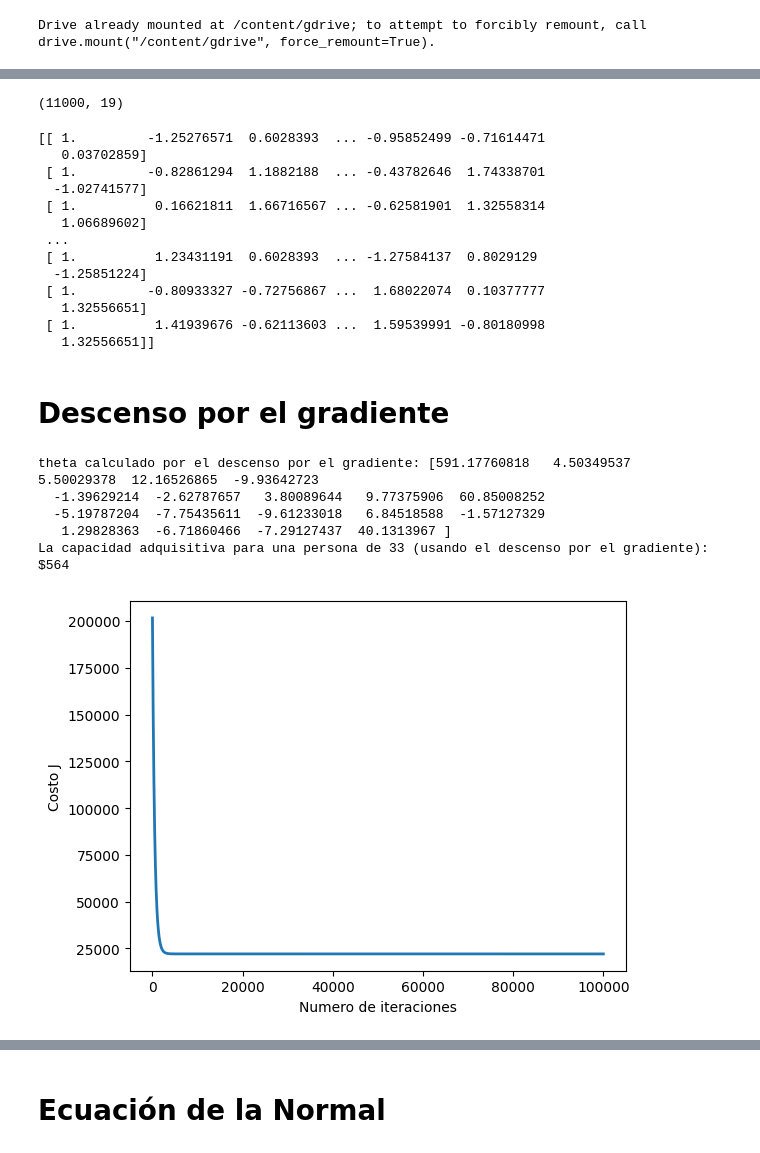
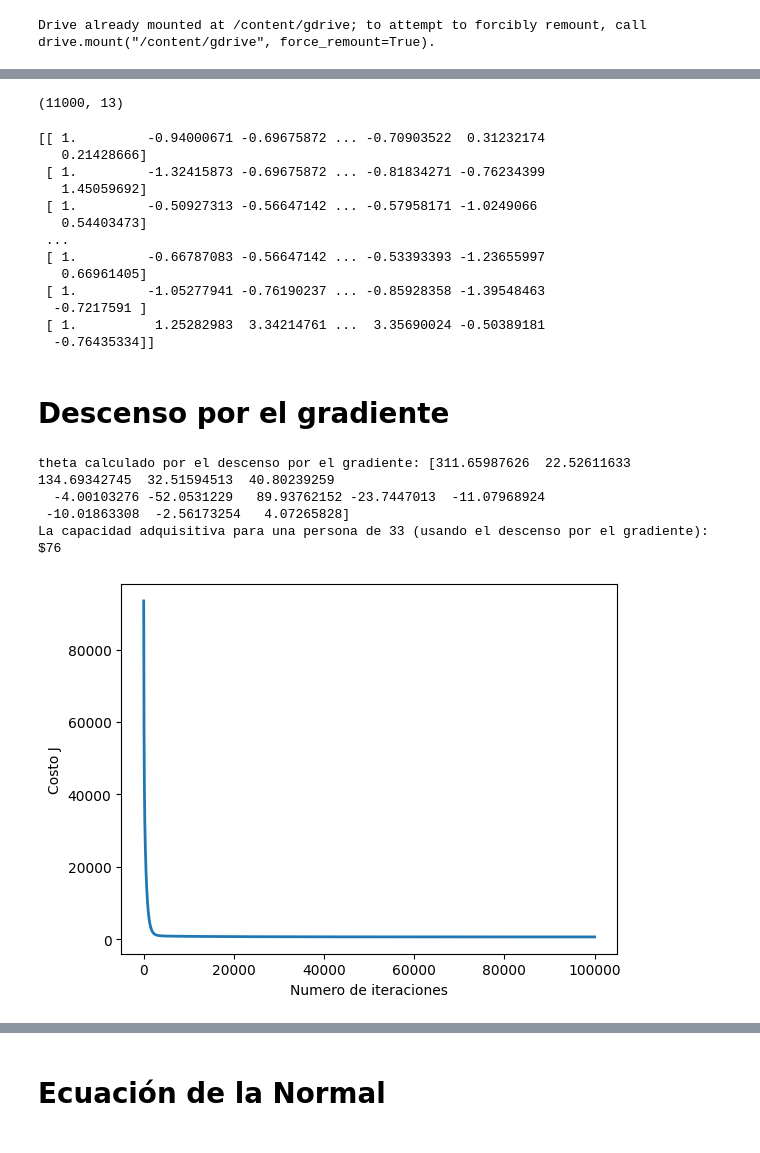
Before and after one commit to ManuelRuaEchalar/SIS420-Inteligencia-Artificial, a Jupyter notebook: Laboratorios/Laboratorio 1/Laboratorio_1_SIS420.ipynb, the cells around one changed output, grey strips where cells are left out. Saved outputs shown, nothing was run; the diff lists cells and outputs as text; code cells hidden in the pictures.

```diff
--- a/Laboratorios/Laboratorio 1/Laboratorio_1_SIS420.ipynb
+++ b/Laboratorios/Laboratorio 1/Laboratorio_1_SIS420.ipynb
@@ -23,9 +23,9 @@ Mounted at /content/gdrive
 # %%
 # Cargar datos
 # data = np.loadtxt(os.path.join('Datasets', 'ex1data2.txt'), delimiter=',')
-data = np.loadtxt('/content/gdrive/MyDrive/IA/SIS420/datasets/honey_price.csv', delimiter=',')
-X = data[:, :9]
-y = data[:, 9]
+data = np.loadtxt('/content/gdrive/MyDrive/IA/SIS420/SmartphonePrice.csv', delimiter=',')
+X = data[:, :6]
+y = data[:, 6]
 m = y.size
 print(m)
 # imprimir algunos puntos de datos
@@ -140,7 +140,7 @@ alpha = 0.001 # alpha = 0.003
 num_iters = 10000
 
 # inicializa theta y ejecuta el descenso por el gradiente
-theta = np.zeros(10)
+theta = np.zeros(7)
 theta, J_history = gradientDescentMulti(X, y, theta, alpha, num_iters)
 
 # Grafica la convergencia del costo
@@ -152,9 +152,9 @@ pyplot.ylabel('Costo J')
 print('theta calculado por el descenso por el gradiente: {:s}'.format(str(theta)))
 
 # Estimar el precio para una casa de 1650 sq-ft, con 3 dormitorios
-X_array = [1,8.88,1.36,23.26,4.37,0.75,41.65,30.1,9901.18,1.0]
-X_array[1:10] = (X_array[1:10] - mu) / sigma
+X_array = [1,85.54193161164888,512,60.92946196123948,4377.12096795211,147.19265413197596,0.38532477228989337]
+X_array[1:7] = (X_array[1:7] - mu) / sigma
 price = np.dot(X_array, theta)   # Se debe cambiar esto
 
-print('El precio predecido para la miel (usando el descenso por el gradiente) es: ${:.0f}'.format(price))
+print('El precio predecido para el (usando el descenso por el gradiente) es: ${:.0f}'.format(price))
 # %% [output]
@@ -191,9 +247,9 @@ X_array[1:10]
 # **Ecuación de la Normal**
 # %%
 # Cargar datos
-data = np.loadtxt('/content/gdrive/MyDrive/IA/SIS420/datasets/honey_price.csv', delimiter=',')
-X = data[:, :9]
-y = data[:, 9]
+data = np.loadtxt('/content/gdrive/MyDrive/IA/SIS420/SmartphonePrice.csv', delimiter=',')
+X = data[:, :6]
+y = data[:, 6]
 m = y.size
 X = np.concatenate([np.ones((m, 1)), X], axis=1)
 # %%
@@ -247,10 +366,10 @@ from mpl_toolkits.mplot3d import Axes3D  # Necesario para graficar superficies 3
 #data = np.loadtxt(os.path.join('Datasets', 'capacidad_adquisitiva.csv'), delimiter=';')
 #from numpy import genfromtxt
 #data = genfromtxt(os.path.join('Datasets', 'capacidad_adquisitiva.csv'), delimiter=';')
-data = np.loadtxt('/content/gdrive/MyDrive/IA/SIS420/datasets/honey_price.csv', delimiter=",",skiprows=1)
+data = np.loadtxt('/content/gdrive/MyDrive/IA/SIS420/SmartphonePrice.csv', delimiter=",",skiprows=1)
 #print(data)
-X = data[:, :9]
-y = data[:, 9]
+X = data[:, :6]
+y = data[:, 6]
 m = y.size
 #print(X)
 #print(y)
@@ -354,23 +473,23 @@ X = np.concatenate([np.ones((m, 1)), X_norm], axis=1)
 # %%
 print(X.shape)
 # %% [output]
-(11000, 19)
+(11000, 13)
 # %%
 print(X)
 # %% [output]
-[[ 1.         -1.25276571  0.6028393  ... -0.95852499 -0.71614471
-   0.03702859]
- [ 1.         -0.82861294  1.1882188  ... -0.43782646  1.74338701
-  -1.02741577]
- [ 1.          0.16621811  1.66716567 ... -0.62581901  1.32558314
-   1.06689602]
+[[ 1.         -0.94000671 -0.69675872 ... -0.70903522  0.31232174
+   0.21428666]
+ [ 1.         -1.32415873 -0.69675872 ... -0.81834271 -0.76234399
+   1.45059692]
+ [ 1.         -0.50927313 -0.56647142 ... -0.57958171 -1.0249066
+   0.54403473]
  ...
- [ 1.          1.23431191  0.6028393  ... -1.27584137  0.8029129
-  -1.25851224]
- [ 1.         -0.80933327 -0.72756867 ...  1.68022074  0.10377777
-   1.32556651]
- [ 1.          1.41939676 -0.62113603 ...  1.59539991 -0.80180998
-   1.32556651]]
+ [ 1.         -0.66787083 -0.56647142 ... -0.53393393 -1.23655997
+   0.66961405]
+ [ 1.         -1.05277941 -0.76190237 ... -0.85928358 -1.39548463
+  -0.7217591 ]
+ [ 1.          1.25282983  3.34214761 ...  3.35690024 -0.50389181
+  -0.76435334]]
 # %% [markdown]
 # Descenso por el gradiente
 # %%
@@ -409,34 +528,33 @@ def exercise(x_array):
 # %%
 # Elegir algun valor para alpha (probar varias alternativas)
 alpha = 0.001
 num_iters = 100000
 
 # inicializa theta y ejecuta el descenso por el gradiente
 theta = np.zeros(X.shape[1])
 theta, J_history = gradientDescentMulti(X, y, theta, alpha, num_iters)
 
 # Grafica la convergencia del costo
 pyplot.plot(np.arange(len(J_history)), J_history, lw=2)
 pyplot.xlabel('Numero de iteraciones')
 pyplot.ylabel('Costo J')
 
 # Muestra los resultados del descenso por el gradiente
 print('theta calculado por el descenso por el gradiente: {:s}'.format(str(theta)))
 
 # La capacidad adquisitiva de una persona de 33 años
-X_array = [4.72,1.54,13.96,3.26,0.87,27.34,43.36,3958.71,0.8]
+X_array = [28.98882152511959, 32, 13.495837187220594, 1707.8448735900438, 207.34325409813076, 4.112585964576202]
 X_array=exercise(X_array)
 X_array[1:X_array.shape[0]] = (X_array[1:X_array.shape[0]] - mu) / sigma
 price = np.dot(X_array, theta)   # Se debe cambiar esto
 
-print('La capacidad adquisitiva para una persona de 33 (usando el descenso por el gradiente): ${:.0f}'.format(price))
+print('el precio del celular (usando el descenso por el gradiente): ${:.0f}'.format(price))
 # %% [output]
-theta calculado por el descenso por el gradiente: [591.17760818   4.50349537   5.50029378  12.16526865  -9.93642723
-  -1.39629214  -2.62787657   3.80089644   9.77375906  60.85008252
-  -5.19787204  -7.75435611  -9.61233018   6.84518588  -1.57127329
-   1.29828363  -6.71860466  -7.29127437  40.1313967 ]
-La capacidad adquisitiva para una persona de 33 (usando el descenso por el gradiente): $564
+theta calculado por el descenso por el gradiente: [311.65987626  22.52611633 134.69342745  32.51594513  40.80239259
+  -4.00103276 -52.0531229   89.93762152 -23.7447013  -11.07968924
+ -10.01863308  -2.56173254   4.07265828]
+La capacidad adquisitiva para una persona de 33 (usando el descenso por el gradiente): $76
-[figure, old version]
+[figure, new version]
 # %%
 plotData(X[:, 1], y)
 pyplot.plot(X[:, 1], np.dot(X, theta), '-')
```
Also changed, not shown: parts of 32 cells of this notebook, 2 other files.
